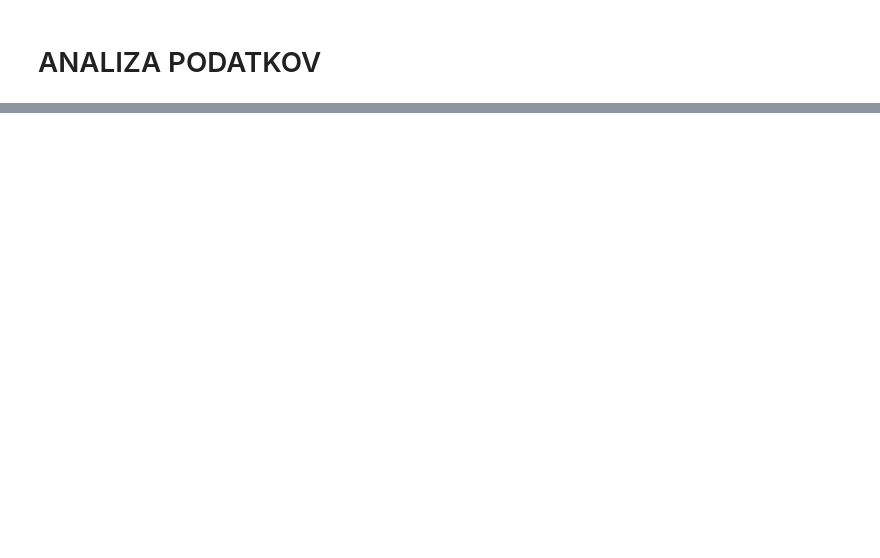
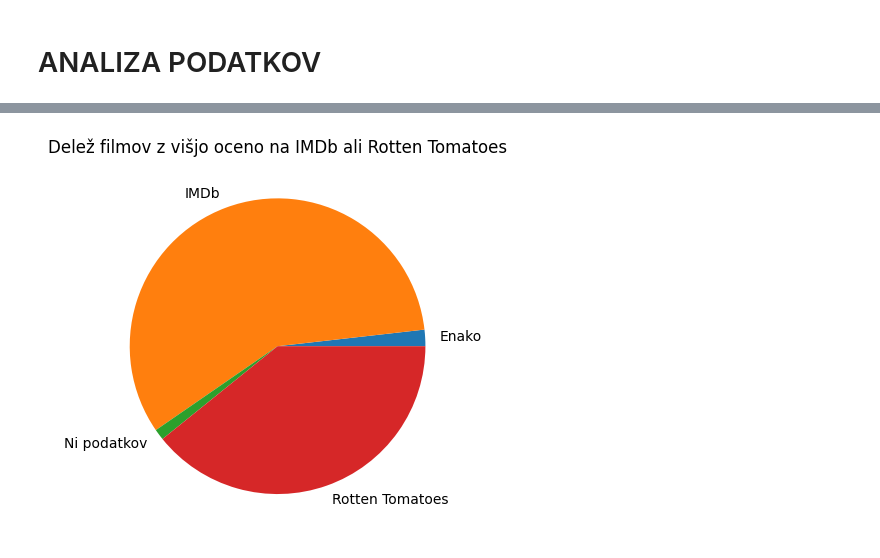
Before and after one commit to sebastjankusar/projekt_uvp, a Jupyter notebook: analiza.ipynb, the cells around one changed output, grey strips where cells are left out. Saved outputs shown, nothing was run; the diff lists cells and outputs as text; code cells hidden in the pictures; blank space fills up the shorter version.

```diff
--- a/analiza.ipynb
+++ b/analiza.ipynb
@@ -35,0 +126,4 @@ filmi
+# %%
+filmi.groupby("visja_ocena")["naslov"].count().plot.pie(title="Delež filmov z višjo oceno na IMDb ali Rotten Tomatoes", ylabel="");
+# %% [output]
+[figure, added]
```
Also changed, not shown: parts of 16 cells of this notebook, 1 other file.
